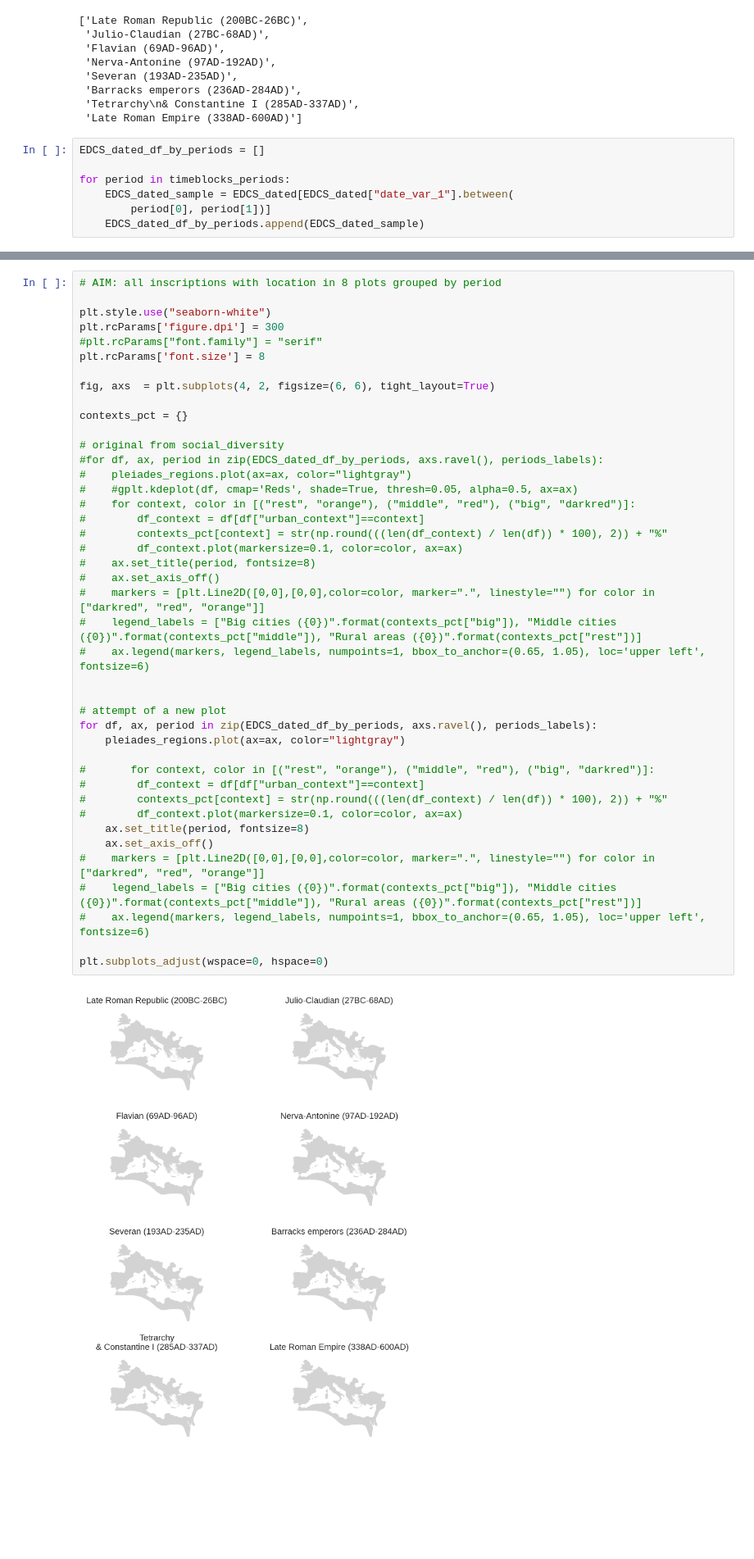
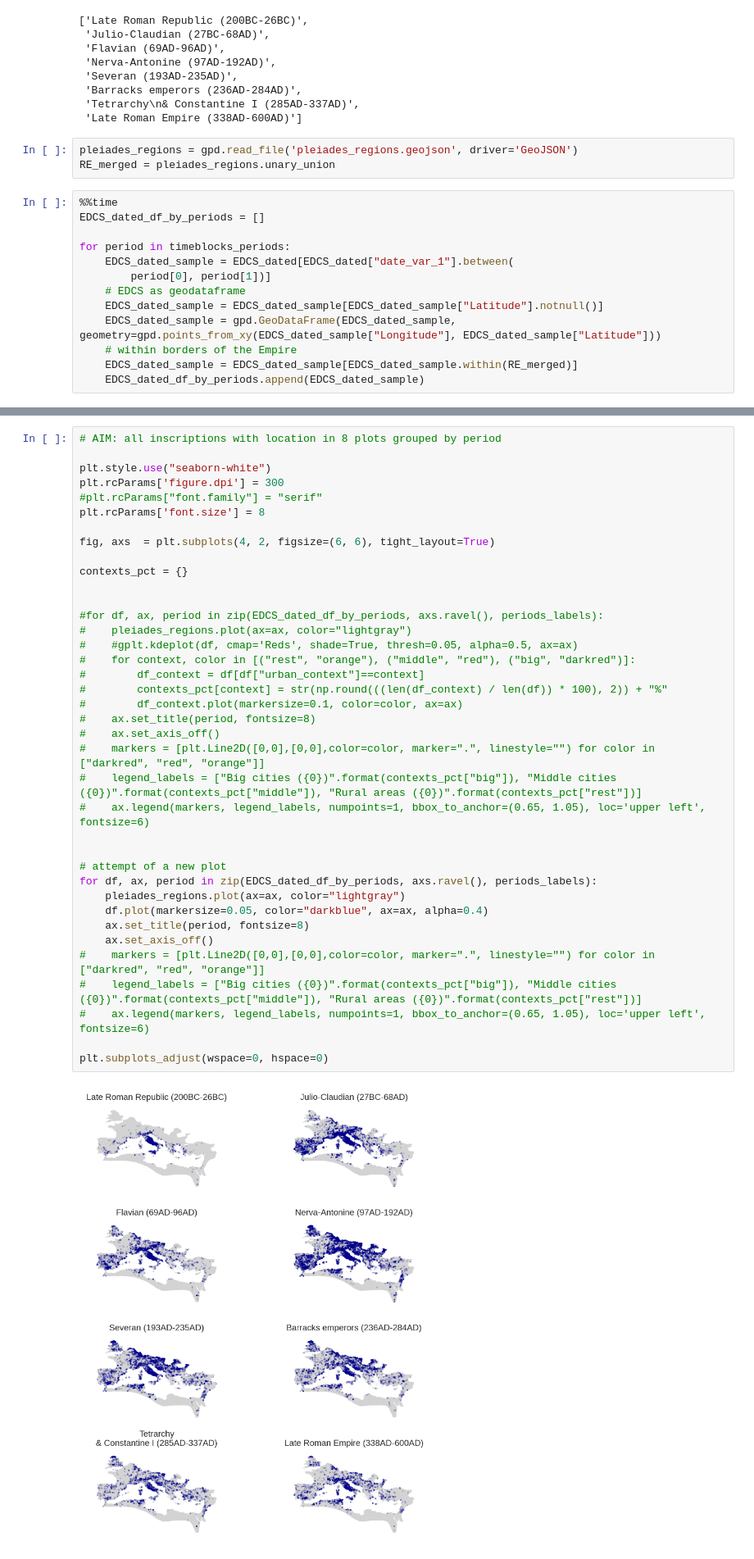
Before and after one commit to sdam-au/digital_epigraphy, a Jupyter notebook: scripts/Digital_epigraphy.ipynb, the cells around one changed output, grey strips where cells are left out. Shown at 82% size. Cells and saved outputs as stored; diff of their text form; blank space fills up the shorter version.

```diff
--- a/scripts/Digital_epigraphy.ipynb
+++ b/scripts/Digital_epigraphy.ipynb
@@ -1869,10 +1869,19 @@ periods_labels
  'Barracks emperors (236AD-284AD)',
  'Tetrarchy\n& Constantine I (285AD-337AD)',
  'Late Roman Empire (338AD-600AD)']
+# %%
+pleiades_regions = gpd.read_file('pleiades_regions.geojson', driver='GeoJSON')
+RE_merged = pleiades_regions.unary_union
 # %%
+%%time
 EDCS_dated_df_by_periods = []
 
 for period in timeblocks_periods:
     EDCS_dated_sample = EDCS_dated[EDCS_dated["date_var_1"].between(
         period[0], period[1])]
+    # EDCS as geodataframe
+    EDCS_dated_sample = EDCS_dated_sample[EDCS_dated_sample["Latitude"].notnull()]
+    EDCS_dated_sample = gpd.GeoDataFrame(EDCS_dated_sample, geometry=gpd.points_from_xy(EDCS_dated_sample["Longitude"], EDCS_dated_sample["Latitude"]))
+    # within borders of the Empire
+    EDCS_dated_sample = EDCS_dated_sample[EDCS_dated_sample.within(RE_merged)]
     EDCS_dated_df_by_periods.append(EDCS_dated_sample)
@@ -1888,40 +1914,36 @@ plt.rcParams['font.size'] = 8
 
 fig, axs  = plt.subplots(4, 2, figsize=(6, 6), tight_layout=True)
 
 contexts_pct = {}
 
-# original from social_diversity
+
 #for df, ax, period in zip(EDCS_dated_df_by_periods, axs.ravel(), periods_labels):
 #    pleiades_regions.plot(ax=ax, color="lightgray")
 #    #gplt.kdeplot(df, cmap='Reds', shade=True, thresh=0.05, alpha=0.5, ax=ax)
 #    for context, color in [("rest", "orange"), ("middle", "red"), ("big", "darkred")]:
 #        df_context = df[df["urban_context"]==context]
 #        contexts_pct[context] = str(np.round(((len(df_context) / len(df)) * 100), 2)) + "%"
 #        df_context.plot(markersize=0.1, color=color, ax=ax)
 #    ax.set_title(period, fontsize=8)
 #    ax.set_axis_off()
 #    markers = [plt.Line2D([0,0],[0,0],color=color, marker=".", linestyle="") for color in ["darkred", "red", "orange"]]
 #    legend_labels = ["Big cities ({0})".format(contexts_pct["big"]), "Middle cities ({0})".format(contexts_pct["middle"]), "Rural areas ({0})".format(contexts_pct["rest"])]
 #    ax.legend(markers, legend_labels, numpoints=1, bbox_to_anchor=(0.65, 1.05), loc='upper left', fontsize=6)
 
 
 # attempt of a new plot
 for df, ax, period in zip(EDCS_dated_df_by_periods, axs.ravel(), periods_labels):
     pleiades_regions.plot(ax=ax, color="lightgray")
-
-#       for context, color in [("rest", "orange"), ("middle", "red"), ("big", "darkred")]:
-#        df_context = df[df["urban_context"]==context]
-#        contexts_pct[context] = str(np.round(((len(df_context) / len(df)) * 100), 2)) + "%"
-#        df_context.plot(markersize=0.1, color=color, ax=ax)
+    df.plot(markersize=0.05, color="darkblue", ax=ax, alpha=0.4)
     ax.set_title(period, fontsize=8)
     ax.set_axis_off()
 #    markers = [plt.Line2D([0,0],[0,0],color=color, marker=".", linestyle="") for color in ["darkred", "red", "orange"]]
 #    legend_labels = ["Big cities ({0})".format(contexts_pct["big"]), "Middle cities ({0})".format(contexts_pct["middle"]), "Rural areas ({0})".format(contexts_pct["rest"])]
 #    ax.legend(markers, legend_labels, numpoints=1, bbox_to_anchor=(0.65, 1.05), loc='upper left', fontsize=6)
 
 plt.subplots_adjust(wspace=0, hspace=0)
 # %% [output]
-[figure, old version]
+[figure, new version]
 # %% [markdown]
 ## Discussion: The epigraphic production in time
 # %% [markdown]
```
Also changed, not shown: parts of 3 cells of this notebook.
